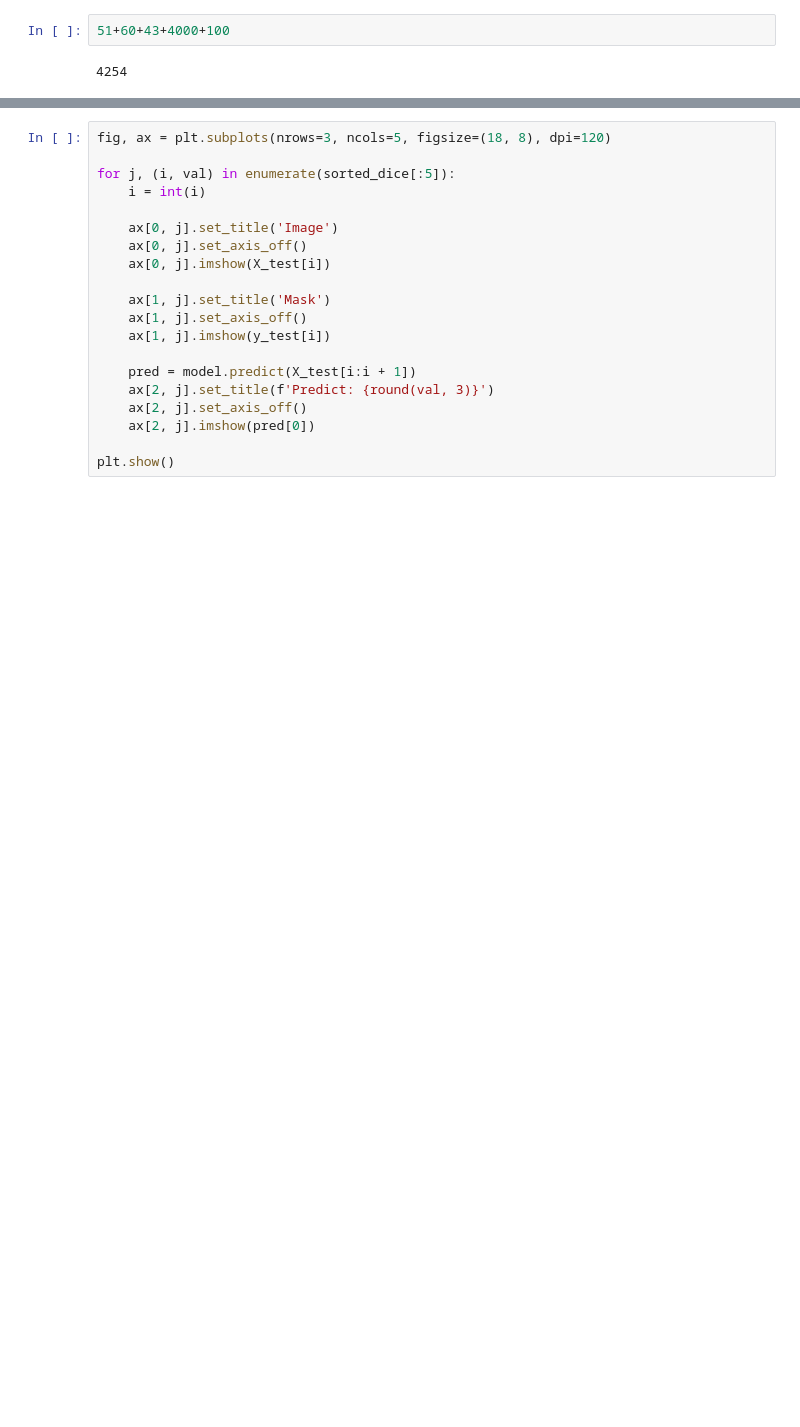
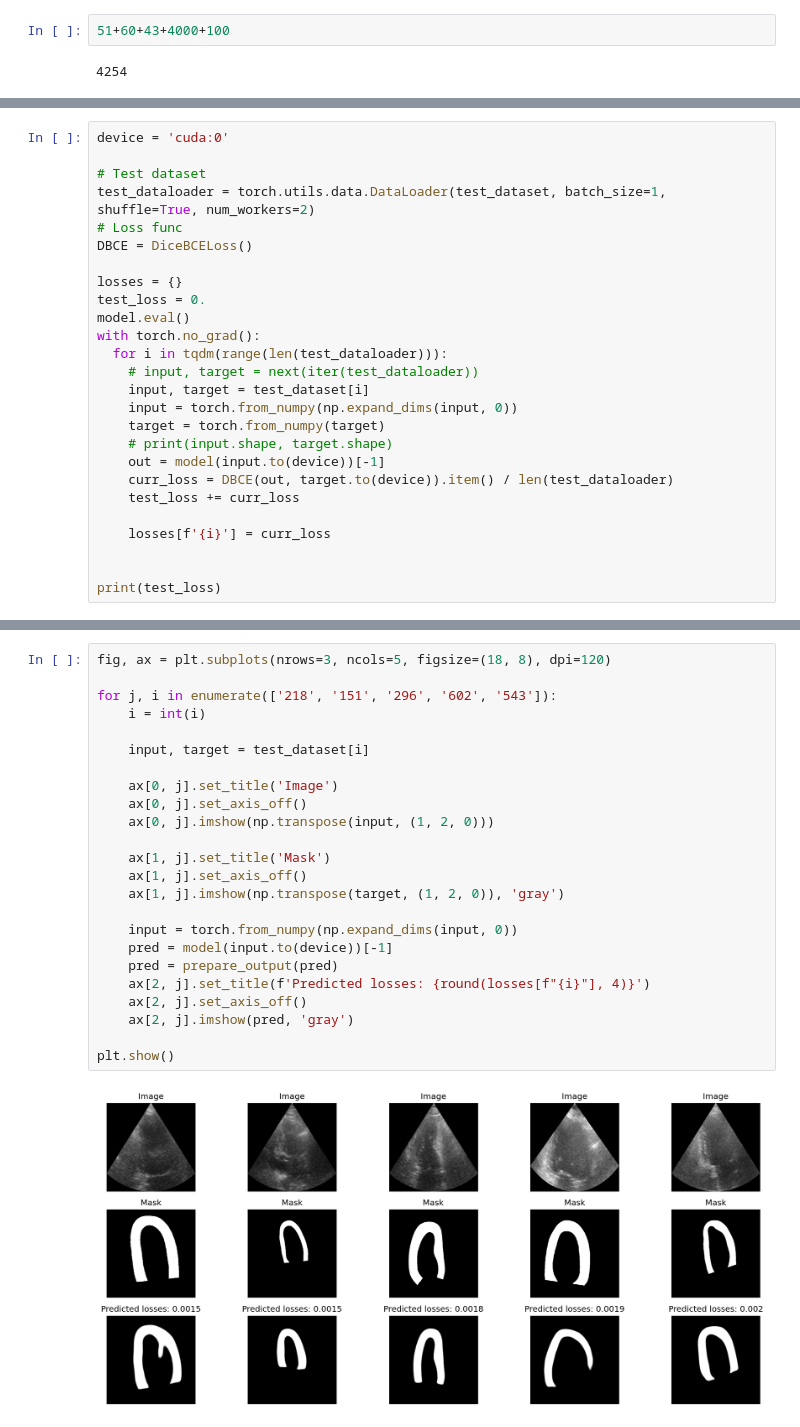
Before and after one commit to Nickolays/CardioReconstruction, a Jupyter notebook: notebooks/ModelEvaluate.ipynb, the cells around one changed output, grey strips where cells are left out. Saved outputs shown, nothing was run; the diff lists cells and outputs as text; blank space fills up the shorter version.

Commit message:
Train models and evaluate result

```diff
--- a/notebooks/ModelEvaluate.ipynb
+++ b/notebooks/ModelEvaluate.ipynb
@@ -167,0 +139,26 @@ sorted_dice = dices[dices[:, 1].argsort()]
+# %%
+device = 'cuda:0'
+
+# Test dataset
+test_dataloader = torch.utils.data.DataLoader(test_dataset, batch_size=1, shuffle=True, num_workers=2)
+# Loss func
+DBCE = DiceBCELoss()
+
+losses = {}
+test_loss = 0.
+model.eval()
+with torch.no_grad():
+  for i in tqdm(range(len(test_dataloader))):
+    # input, target = next(iter(test_dataloader))
+    input, target = test_dataset[i]
+    input = torch.from_numpy(np.expand_dims(input, 0))
+    target = torch.from_numpy(target)
+    # print(input.shape, target.shape)
+    out = model(input.to(device))[-1]
+    curr_loss = DBCE(out, target.to(device)).item() / len(test_dataloader)
+    test_loss += curr_loss
+
+    losses[f'{i}'] = curr_loss
+
+
+print(test_loss)
@@ -168,20 +177,26 @@ sorted_dice = dices[dices[:, 1].argsort()]
 # %%
 fig, ax = plt.subplots(nrows=3, ncols=5, figsize=(18, 8), dpi=120)
 
-for j, (i, val) in enumerate(sorted_dice[:5]):
+for j, i in enumerate(['218', '151', '296', '602', '543']):
     i = int(i)
+
+    input, target = test_dataset[i]
 
     ax[0, j].set_title('Image')
     ax[0, j].set_axis_off()
-    ax[0, j].imshow(X_test[i])
+    ax[0, j].imshow(np.transpose(input, (1, 2, 0)))
 
     ax[1, j].set_title('Mask')
     ax[1, j].set_axis_off()
-    ax[1, j].imshow(y_test[i])
+    ax[1, j].imshow(np.transpose(target, (1, 2, 0)), 'gray')
 
-    pred = model.predict(X_test[i:i + 1])
-    ax[2, j].set_title(f'Predict: {round(val, 3)}')
+    input = torch.from_numpy(np.expand_dims(input, 0))
+    pred = model(input.to(device))[-1]
+    pred = prepare_output(pred)
+    ax[2, j].set_title(f'Predicted losses: {round(losses[f"{i}"], 4)}')
     ax[2, j].set_axis_off()
-    ax[2, j].imshow(pred[0])
+    ax[2, j].imshow(pred, 'gray')
 
 plt.show()
+# %% [output]
+[figure, added]
```
Also changed, not shown: parts of 20 cells of this notebook, 33 other files.
